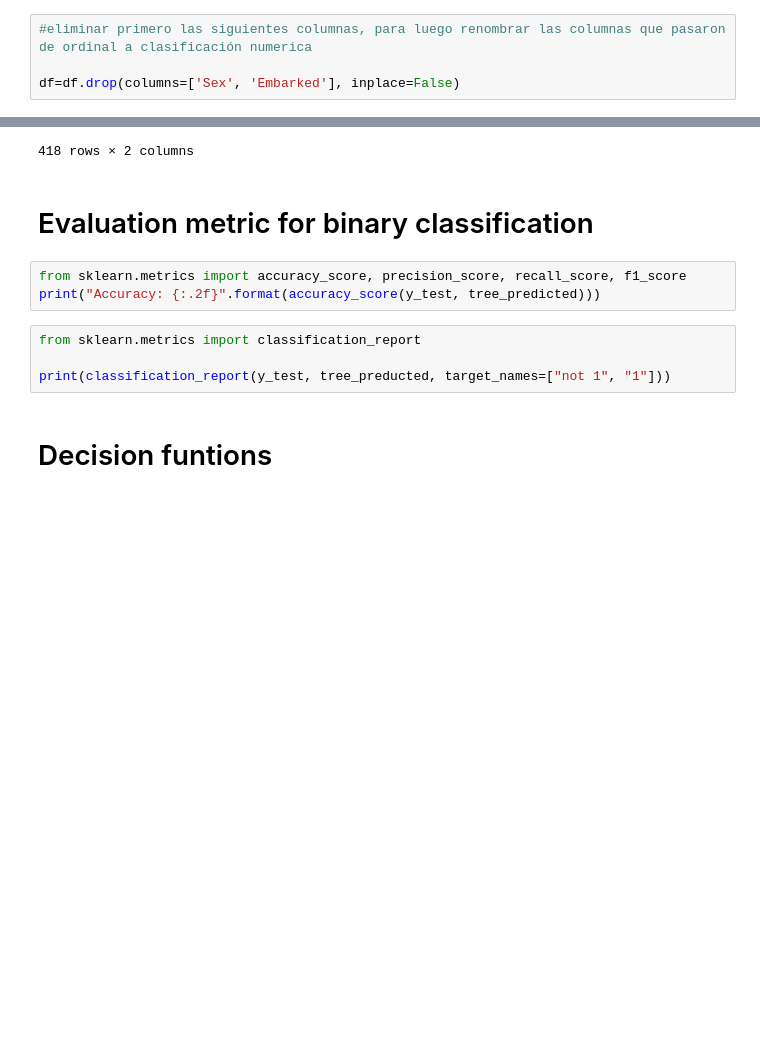
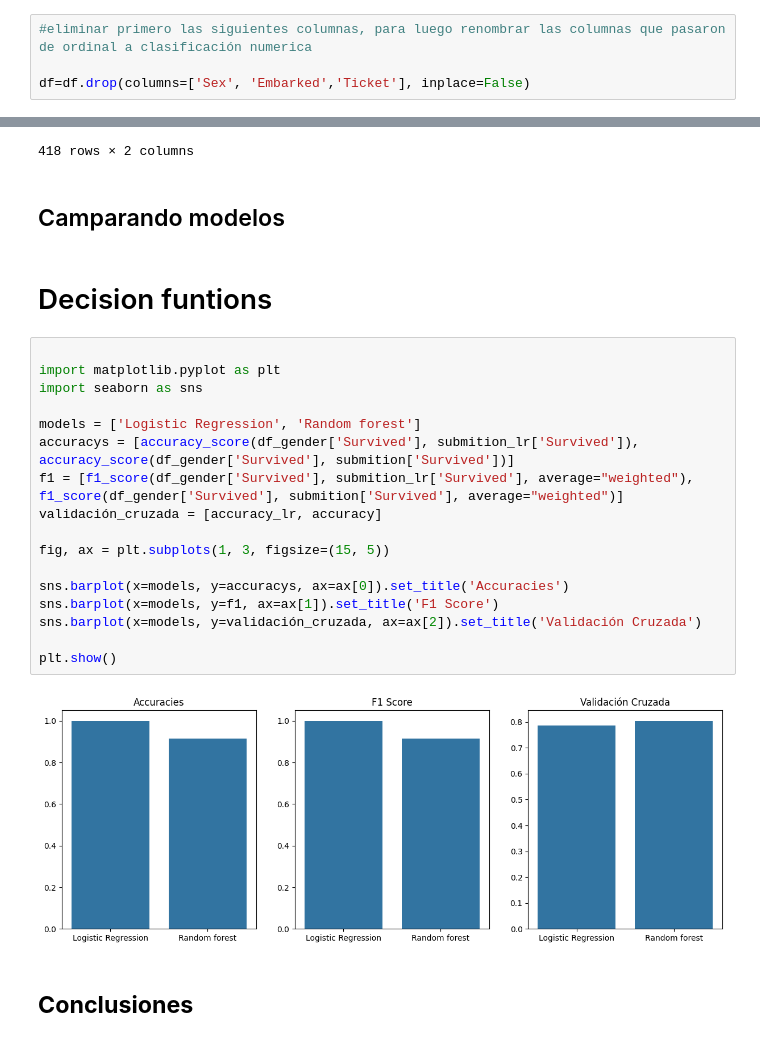
Before and after one commit to wlopezm-unal/Machine-learning, a Jupyter notebook: exercise_titanic.ipynb, the cells around one changed output, grey strips where cells are left out. Saved outputs shown, nothing was run; the diff lists cells and outputs as text; blank space fills up the shorter version.

```diff
--- a/exercise_titanic.ipynb
+++ b/exercise_titanic.ipynb
@@ -258,7 +251,7 @@ df
 # %%
 #eliminar primero las siguientes columnas, para luego renombrar las columnas que pasaron de ordinal a clasificación numerica
 
-df=df.drop(columns=['Sex', 'Embarked'], inplace=False)
+df=df.drop(columns=['Sex', 'Embarked','Ticket'], inplace=False)
 # %%
 #renombrar las siguientes columnas para que no interfieran despues con el proceso de entrenamiento
 df.rename(columns={'Embarked_encoded':'Embarked', 'Sex_encoded':'Sex', 'Survived_':'Survived'}, inplace=True)
@@ -656,14 +672,28 @@ submition_lr
 | 416 | 1308 | 0 |
 | 417 | 1309 | 0 |
 418 rows × 2 columns
-# %% [markdown]
-# Evaluation metric for binary classification
-# %%
-from sklearn.metrics import accuracy_score, precision_score, recall_score, f1_score
-print("Accuracy: {:.2f}".format(accuracy_score(y_test, tree_predicted)))
-# %%
-from sklearn.metrics import classification_report
-
-print(classification_report(y_test, tree_preducted, target_names=["not 1", "1"]))
+# %% [markdown]
+## Camparando modelos
 # %% [markdown]
 # Decision funtions
+# %%
+
+import matplotlib.pyplot as plt
+import seaborn as sns
+
+models = ['Logistic Regression', 'Random forest']
+accuracys = [accuracy_score(df_gender['Survived'], submition_lr['Survived']), accuracy_score(df_gender['Survived'], submition['Survived'])]
+f1 = [f1_score(df_gender['Survived'], submition_lr['Survived'], average="weighted"), f1_score(df_gender['Survived'], submition['Survived'], average="weighted")]
+validación_cruzada = [accuracy_lr, accuracy]
+
+fig, ax = plt.subplots(1, 3, figsize=(15, 5))
+
+sns.barplot(x=models, y=accuracys, ax=ax[0]).set_title('Accuracies')
+sns.barplot(x=models, y=f1, ax=ax[1]).set_title('F1 Score')
+sns.barplot(x=models, y=validación_cruzada, ax=ax[2]).set_title('Validación Cruzada')
+
+plt.show()
+# %% [output]
+[figure, added]
+# %% [markdown]
+## **Conclusiones**
```
Also changed, not shown: parts of 30 cells of this notebook.
